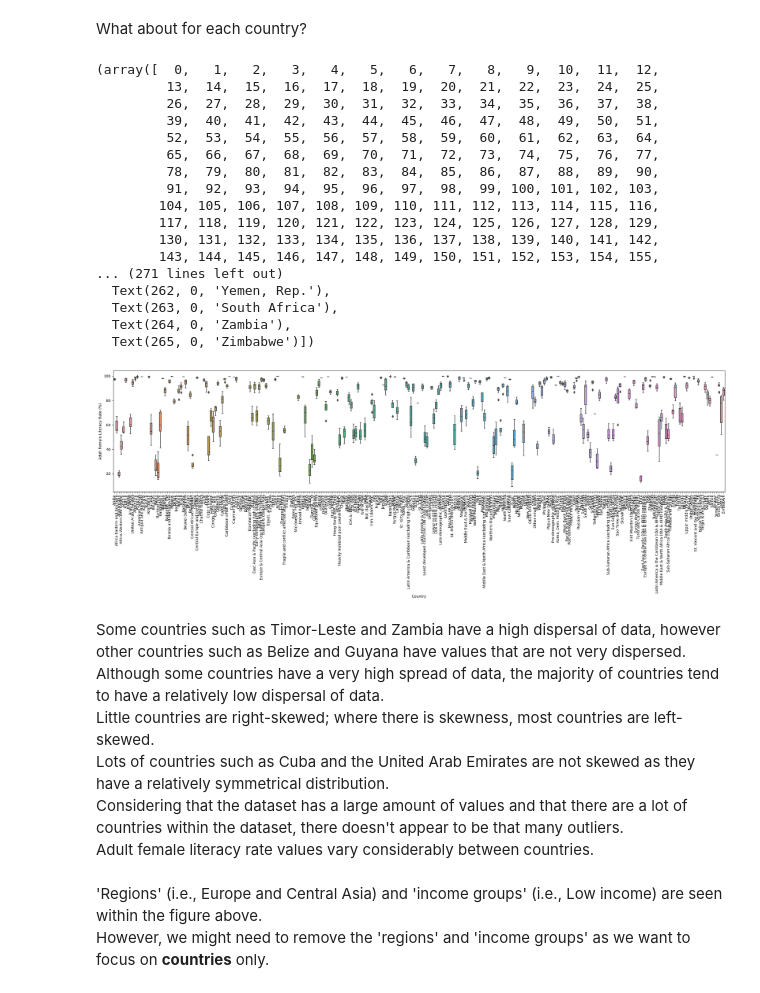
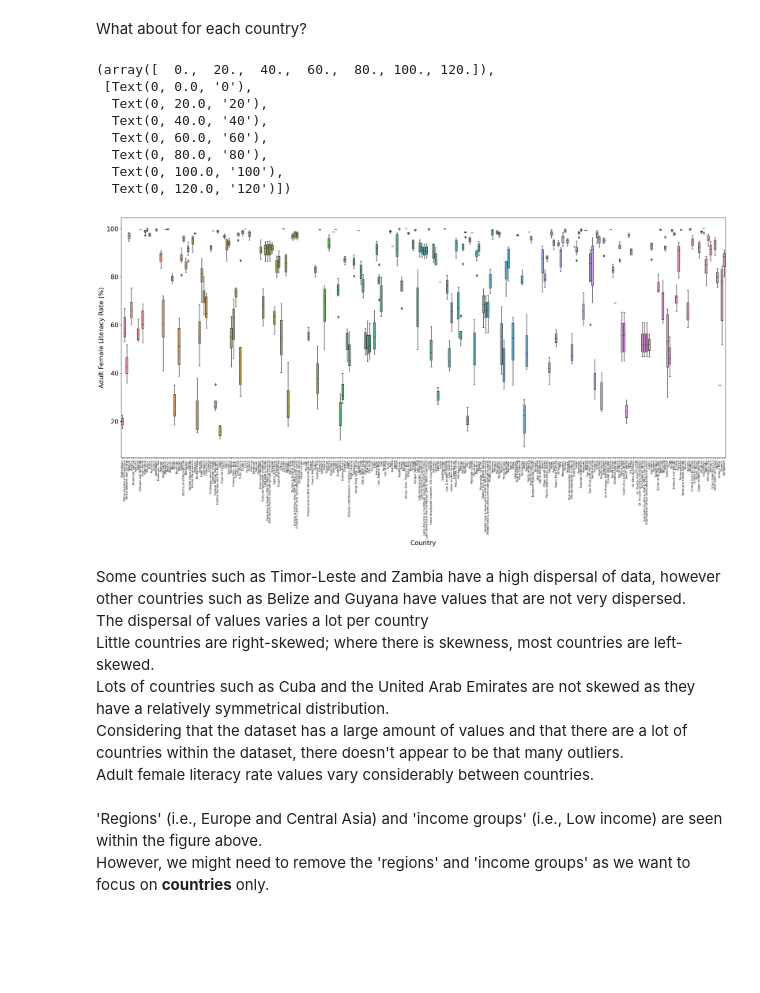
Before and after one commit to nf-97/literacy-project, a Jupyter notebook: adult-female-literacy-dc.ipynb, the cells around one changed output. Cells and saved outputs as stored; diff of their text form; code cells hidden in the pictures; blank space fills up the shorter version.

```diff
--- a/adult-female-literacy-dc.ipynb
+++ b/adult-female-literacy-dc.ipynb
@@ -314,33 +314,27 @@ The data is very dispersed for each year.
 # %% [markdown]
 What about for each country?
 # %%
-plt.figure(figsize=(30,6))
-sns.boxplot(y= df_melt["literacy rate"], x=df_melt["Country Name"])
-plt.xlabel("Country")
-plt.ylabel("Adult Female Literacy Rate (%)")
-plt.xticks(rotation=90)
+df_melt_asc = df_melt.sort_values(by="Country Name", ascending=True) # sort alphabetically
+
+plt.figure(figsize=(30,12))
+sns.boxplot(y= df_melt_asc["literacy rate"], x=df_melt_asc["Country Name"])
+plt.xlabel("Country", fontsize=18)
+plt.ylabel("Adult Female Literacy Rate (%)", fontsize=18)
+plt.xticks(rotation=90, fontsize=8)
+plt.yticks(fontsize=18)
 # %% [output]
-(array([  0,   1,   2,   3,   4,   5,   6,   7,   8,   9,  10,  11,  12,
-         13,  14,  15,  16,  17,  18,  19,  20,  21,  22,  23,  24,  25,
-         26,  27,  28,  29,  30,  31,  32,  33,  34,  35,  36,  37,  38,
-         39,  40,  41,  42,  43,  44,  45,  46,  47,  48,  49,  50,  51,
-         52,  53,  54,  55,  56,  57,  58,  59,  60,  61,  62,  63,  64,
-         65,  66,  67,  68,  69,  70,  71,  72,  73,  74,  75,  76,  77,
-         78,  79,  80,  81,  82,  83,  84,  85,  86,  87,  88,  89,  90,
-         91,  92,  93,  94,  95,  96,  97,  98,  99, 100, 101, 102, 103,
-        104, 105, 106, 107, 108, 109, 110, 111, 112, 113, 114, 115, 116,
-        117, 118, 119, 120, 121, 122, 123, 124, 125, 126, 127, 128, 129,
-        130, 131, 132, 133, 134, 135, 136, 137, 138, 139, 140, 141, 142,
-        143, 144, 145, 146, 147, 148, 149, 150, 151, 152, 153, 154, 155,
-... (271 lines left out)
-  Text(262, 0, 'Yemen, Rep.'),
-  Text(263, 0, 'South Africa'),
-  Text(264, 0, 'Zambia'),
-  Text(265, 0, 'Zimbabwe')])
+(array([  0.,  20.,  40.,  60.,  80., 100., 120.]),
+ [Text(0, 0.0, '0'),
+  Text(0, 20.0, '20'),
+  Text(0, 40.0, '40'),
+  Text(0, 60.0, '60'),
+  Text(0, 80.0, '80'),
+  Text(0, 100.0, '100'),
+  Text(0, 120.0, '120')])
-[figure, old version]
+[figure, new version]
 # %% [markdown]
 Some countries such as Timor-Leste and Zambia have a high dispersal of data, however other countries such as Belize and Guyana have values that are not very dispersed. <br>
-Although some countries have a very high spread of data, the majority of countries tend to have a relatively low dispersal of data. <br>
+The dispersal of values varies a lot per country <br>
 Little countries are right-skewed; where there is skewness, most countries are left-skewed.<br>
 Lots of countries such as Cuba and the United Arab Emirates are not skewed as they have a relatively symmetrical distribution.<br>
 Considering that the dataset has a large amount of values and that there are a lot of countries within the dataset, there doesn't appear to be that many outliers. <br>
```
Also changed, not shown: parts of 5 cells of this notebook.
